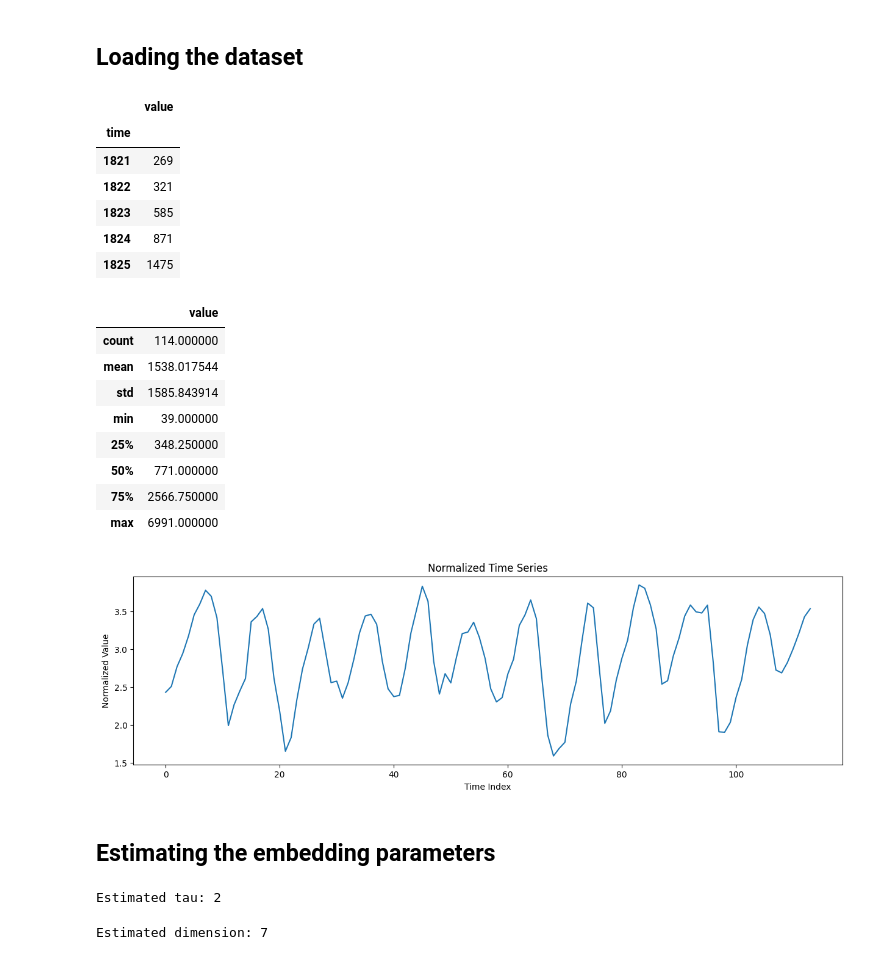
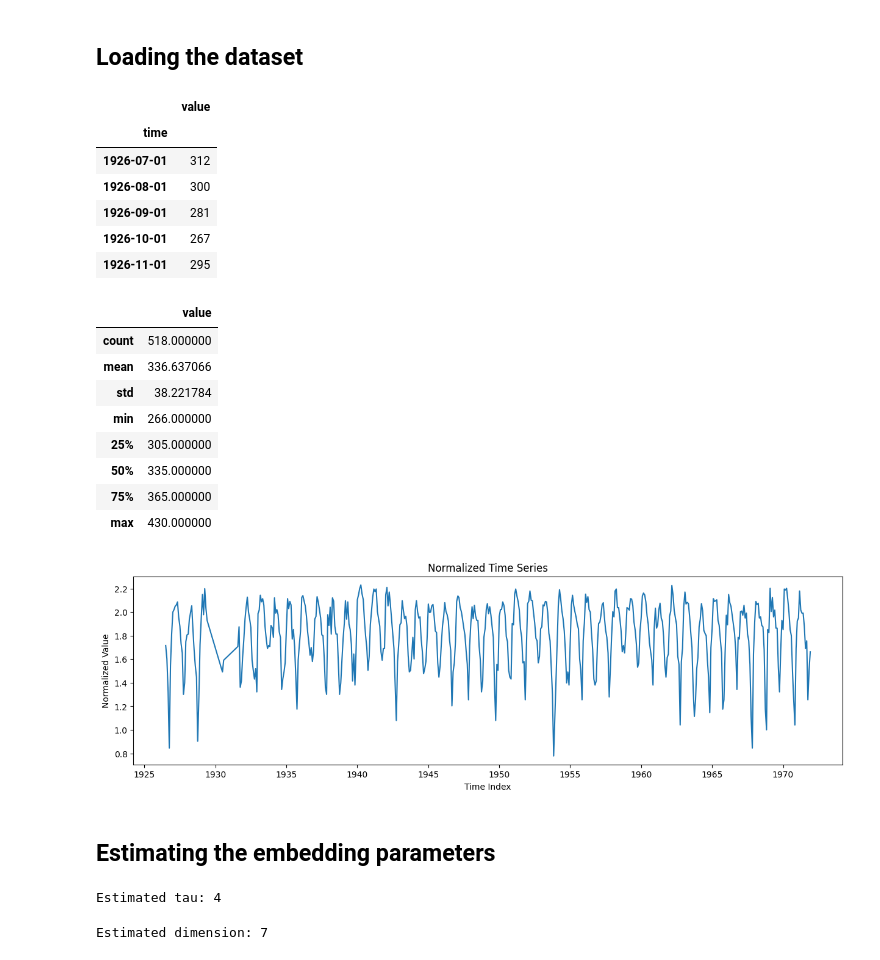
Before and after one commit to lichterberci/rbfar-ols, a Jupyter notebook: experiments.ipynb, the cells around one changed output. Cells and saved outputs as stored; diff of their text form; code cells hidden in the pictures.

Commit message:
added ozone dataset and support for it

```diff
--- a/experiments.ipynb
+++ b/experiments.ipynb
@@ -24,29 +27,42 @@ from matplotlib.colors import LogNorm
+# %%
+DATASET = "ozone"
+
+assert DATASET in DATASETS, f"Dataset {DATASET} not recognized. Available datasets: {DATASETS}"
 # %%
 # dataset = pd.read_csv(r".\data\SeriesReport-Seasonally Adjusted Sales - Monthly (Millions of Dollars).csv")
-dataset = pd.read_csv('https://vincentarelbundock.github.io/Rdatasets/csv/datasets/lynx.csv',
-                   index_col=0)
-dataset.set_index('time', inplace=True)
+match DATASET:
+    case "lynx":
+        dataset = rdatasets.data("lynx").drop(columns=["rownames"])
+        dataset.set_index('time', inplace=True)
+    case "ozone":
+        dataset = pd.read_csv("./data/Arosa_Ozone_Thickness_Dataset.csv")
+        dataset["year"] = 1925 + dataset["year"]
+        dataset["time"] = pd.to_datetime(dataset[["year", "month"]].assign(day=1))
+        dataset.set_index("time", inplace=True)
+        dataset = dataset.rename(columns={
+            "thick": "value"
+        }).drop(columns=["year", "month"])
 dataset.head()
 # %% [output]
 |  | value |
 | time |  |
-| 1821 | 269 |
-| 1822 | 321 |
-| 1823 | 585 |
-| 1824 | 871 |
-| 1825 | 1475 |
+| 1926-07-01 | 312 |
+| 1926-08-01 | 300 |
+| 1926-09-01 | 281 |
+| 1926-10-01 | 267 |
+| 1926-11-01 | 295 |
 # %%
 dataset.describe()
 # %% [output]
 |  | value |
-| count | 114.000000 |
-| mean | 1538.017544 |
-| std | 1585.843914 |
-| min | 39.000000 |
-| 25% | 348.250000 |
-| 50% | 771.000000 |
-| 75% | 2566.750000 |
-| max | 6991.000000 |
+| count | 518.000000 |
+| mean | 336.637066 |
+| std | 38.221784 |
+| min | 266.000000 |
+| 25% | 305.000000 |
+| 50% | 335.000000 |
+| 75% | 365.000000 |
+| max | 430.000000 |
 # %%
 # time_series = dataset['Value'].values
 time_series = dataset['value'].values
@@ -57,16 +73,20 @@ time_series = time_series[np.nonzero(~np.isnan(time_series))]
 
 # time_series = np.diff(time_series, prepend=time_series[0])
 # time_series = (time_series - time_series_mu) / time_series_std
-time_series = np.log10(time_series)
+match DATASET:
+    case "lynx":
+        time_series = np.log10(time_series)
+    case "ozone":
+        time_series = np.log10(time_series - 260)
 # %%
 plt.figure(figsize=(15, 4))
-plt.plot(time_series)
+plt.plot(dataset.index, time_series)
 plt.title('Normalized Time Series')
 plt.xlabel('Time Index')
 plt.ylabel('Normalized Value')
 plt.show()
 # %% [output]
-[figure, old version]
+[figure, new version]
 # %% [markdown]
 ## Estimating the embedding parameters
 # %%
@@ -78,7 +98,7 @@ ami_tau = estimate_tau(
 )
 print(f"Estimated tau: {ami_tau}")
 # %% [output]
-Estimated tau: 2
+Estimated tau: 4
 # %%
 cao_dim = estimate_dimension(
     time_series,
```
Also changed, not shown: parts of 22 cells of this notebook, 1 other file.
